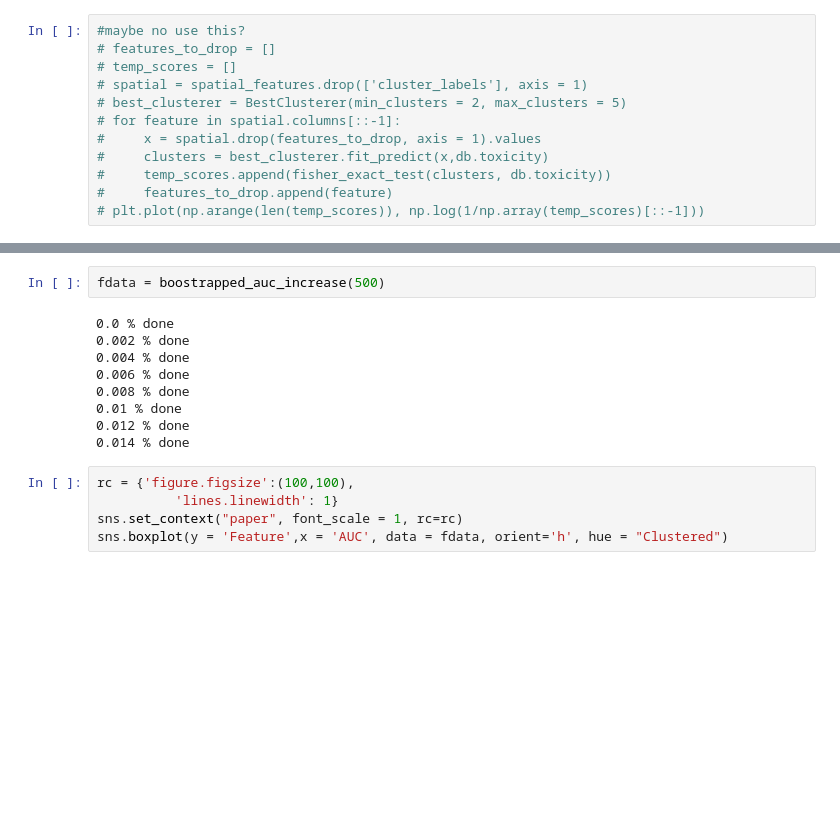
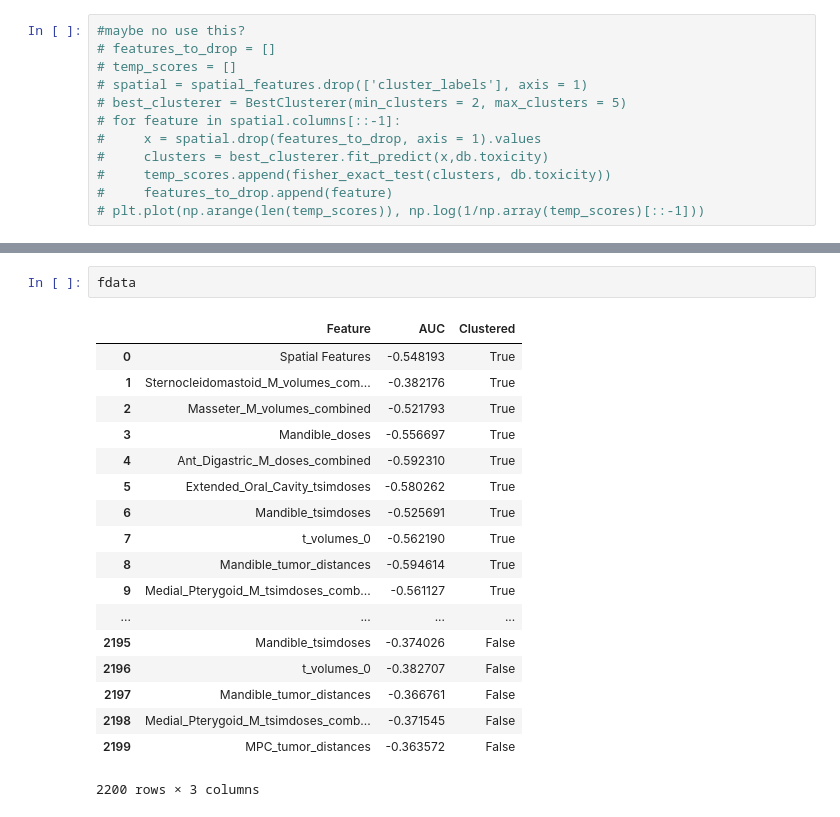
Before and after one commit to uic-evl/CAMP-RT, a Jupyter notebook: PYTHON/GreenJournalAnalysis.ipynb, the cells around one changed output, grey strips where cells are left out. Cells and saved outputs as stored; diff of their text form; blank space fills up the shorter version.

```diff
--- a/PYTHON/GreenJournalAnalysis.ipynb
+++ b/PYTHON/GreenJournalAnalysis.ipynb
@@ -582,16 +739,21 @@ def boostrapped_auc_increase(n_samples = 1):
 # %%
-fdata = boostrapped_auc_increase(500)
+fdata
 # %% [output]
+|  | Feature | AUC | Clustered |
+| 0 | Spatial Features | -0.548193 | True |
+| 1 | Sternocleidomastoid_M_volumes_com... | -0.382176 | True |
+| 2 | Masseter_M_volumes_combined | -0.521793 | True |
+| 3 | Mandible_doses | -0.556697 | True |
+| 4 | Ant_Digastric_M_doses_combined | -0.592310 | True |
+| 5 | Extended_Oral_Cavity_tsimdoses | -0.580262 | True |
+| 6 | Mandible_tsimdoses | -0.525691 | True |
+| 7 | t_volumes_0 | -0.562190 | True |
+| 8 | Mandible_tumor_distances | -0.594614 | True |
+| 9 | Medial_Pterygoid_M_tsimdoses_comb... | -0.561127 | True |
+| ... | ... | ... | ... |
+| 2195 | Mandible_tsimdoses | -0.374026 | False |
+| 2196 | t_volumes_0 | -0.382707 | False |
+| 2197 | Mandible_tumor_distances | -0.366761 | False |
+| 2198 | Medial_Pterygoid_M_tsimdoses_comb... | -0.371545 | False |
+| 2199 | MPC_tumor_distances | -0.363572 | False |
-0.0 % done
-0.002 % done
-0.004 % done
-0.006 % done
-0.008 % done
-0.01 % done
-0.012 % done
-0.014 % done
+2200 rows × 3 columns
-# %%
-rc = {'figure.figsize':(100,100),
-          'lines.linewidth': 1}
-sns.set_context("paper", font_scale = 1, rc=rc)
-sns.boxplot(y = 'Feature',x = 'AUC', data = fdata, orient='h', hue = "Clustered")
```
Also changed, not shown: parts of 20 cells of this notebook, 4 other files.
